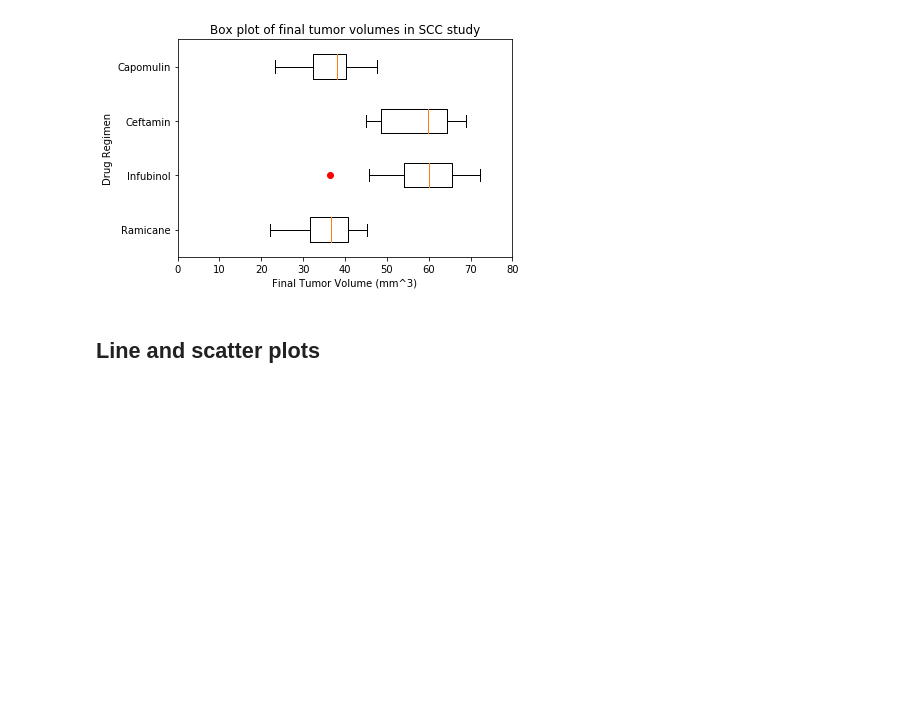
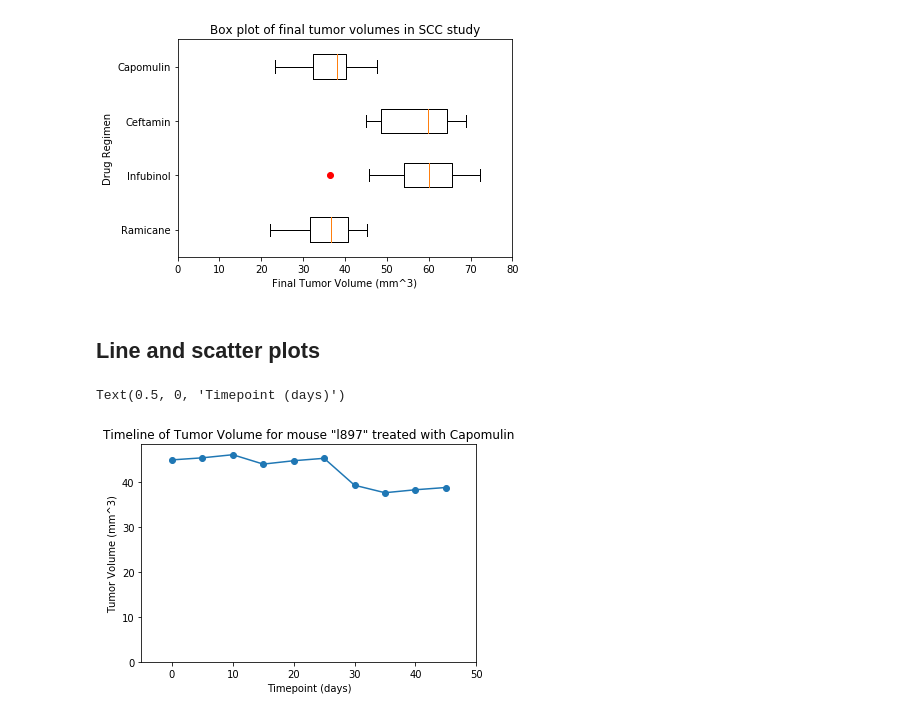
Before and after one commit to nqazimn/matplotlib-challenge, a Jupyter notebook: pymaceuticals_QAZINabeel_HW5.ipynb, the cells around one changed output. Saved outputs shown, nothing was run; the diff lists cells and outputs as text; code cells hidden in the pictures; blank space fills up the shorter version.

Commit message:
Added line plot of random mouse for our drug

```diff
--- a/pymaceuticals_QAZINabeel_HW5.ipynb
+++ b/pymaceuticals_QAZINabeel_HW5.ipynb
@@ -211,3 +210,22 @@ plt.xlim([0,80]);
+# %%
+# Generate a line plot of time point versus tumor volume for a mouse treated with Capomulin
+
+our_drug_group = dict_of_promising_drugs['Capomulin'].groupby('Mouse ID')
+
+# Pick a mouse at random from our_drug_group
+a_mouse = (random.choice(list(our_drug_group.groups)))
+
+plt.plot(our_drug_group.get_group(a_mouse)['Timepoint'],\
+         our_drug_group.get_group(a_mouse)['Tumor Volume (mm3)'],\
+        marker = 'o')
+plt.ylim([0,max(our_drug_group.get_group(a_mouse)['Tumor Volume (mm3)'])*1.05])
+plt.xlim([-5,50])
+plt.title(f'Timeline of Tumor Volume for mouse "{a_mouse}" treated with Capomulin');
+plt.ylabel('Tumor Volume (mm^3)')
+plt.xlabel('Timepoint (days)')
+# %% [output]
+Text(0.5, 0, 'Timepoint (days)')
+[figure, added]
 # %%
 # Generate a scatter plot of mouse weight versus average tumor volume for the Capomulin regimen
 # %%
```
Also changed, not shown: parts of 2 cells of this notebook.
